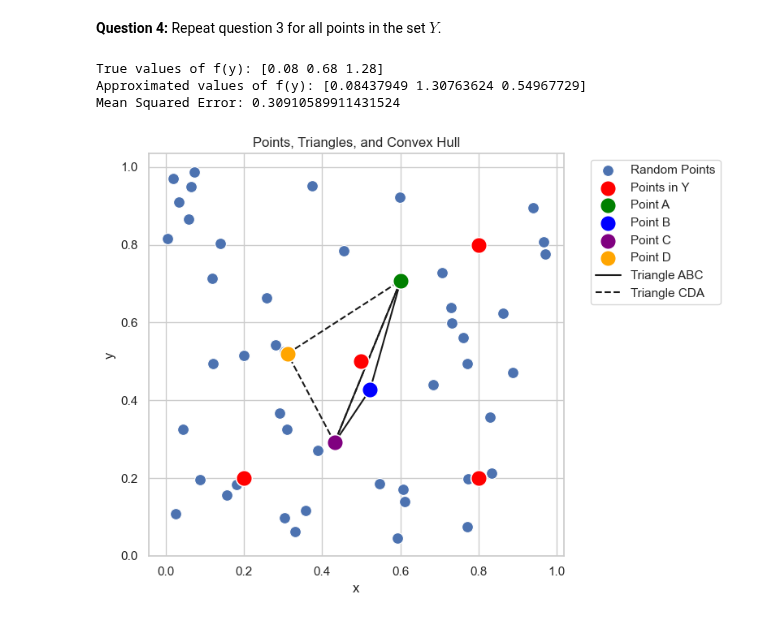
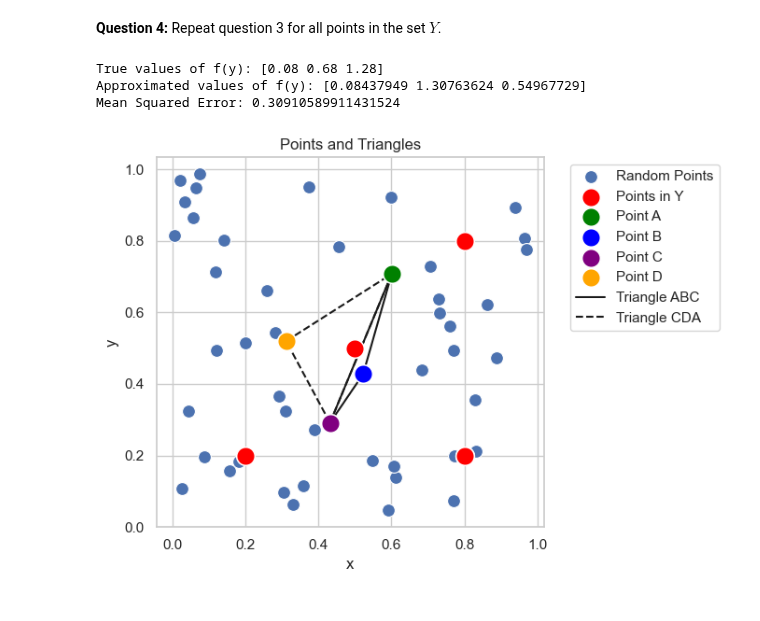
Before and after one commit to NumEconCopenhagen/projects-2024-mikkel-julius-jacob, a Jupyter notebook: exam_2024.ipynb, the cells around one changed output. Drawn from its saved outputs; the diff is of its cells as text; code cells hidden in the pictures.

```diff
--- a/exam_2024.ipynb
+++ b/exam_2024.ipynb
@@ -914,7 +927,7 @@ print("Mean Squared Error:", mse)
 sns.set(style="whitegrid")
 
 # Create a plot
-plt.figure(figsize=(8, 6))
+plt.figure(figsize=(7, 5))
 
 # Plot the random points
 sns.scatterplot(x=X[:, 0], y=X[:, 1], label='Random Points', s=100, edgecolor="w")
@@ -928,32 +941,32 @@ if A is not None:
 if B is not None:
     sns.scatterplot(x=[B[0]], y=[B[1]], color='blue', label='Point B', s=200, edgecolor="w", zorder=5)
 if C is not None:
     sns.scatterplot(x=[C[0]], y=[C[1]], color='purple', label='Point C', s=200, edgecolor="w", zorder=5)
 if D is not None:
     sns.scatterplot(x=[D[0]], y=[D[1]], color='orange', label='Point D', s=200, edgecolor="w", zorder=5)
 
 # Plot triangles ABC and CDA
 if A is not None and B is not None and C is not None:
     plt.plot([A[0], B[0]], [A[1], B[1]], 'k-')
     plt.plot([B[0], C[0]], [B[1], C[1]], 'k-')
     plt.plot([C[0], A[0]], [C[1], A[1]], 'k-', label='Triangle ABC')
 
 if C is not None and D is not None and A is not None:
     plt.plot([C[0], D[0]], [C[1], D[1]], 'k--')
     plt.plot([D[0], A[0]], [D[1], A[1]], 'k--')
     plt.plot([A[0], C[0]], [A[1], C[1]], 'k--', label='Triangle CDA')
 
 
 # Customize the plot
 plt.xlabel('x')
 plt.ylabel('y')
 plt.legend(bbox_to_anchor=(1.05, 1), loc='upper left')
-plt.title('Points, Triangles, and Convex Hull')
+plt.title('Points and Triangles')
 plt.grid(True)
 plt.tight_layout()
 plt.show()
 # %% [output]
 True values of f(y): [0.08 0.68 1.28]
 Approximated values of f(y): [0.08437949 1.30763624 0.54967729]
 Mean Squared Error: 0.30910589911431524
-[figure, old version]
+[figure, new version]
```
Also changed, not shown: parts of 7 cells of this notebook.
